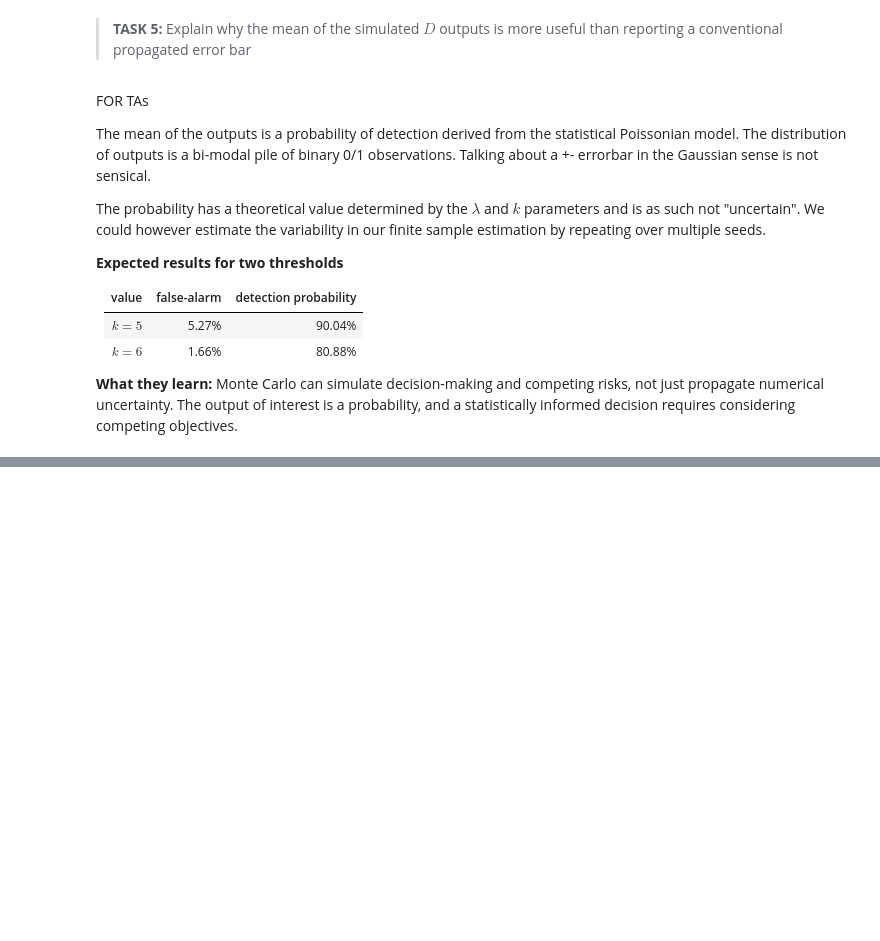
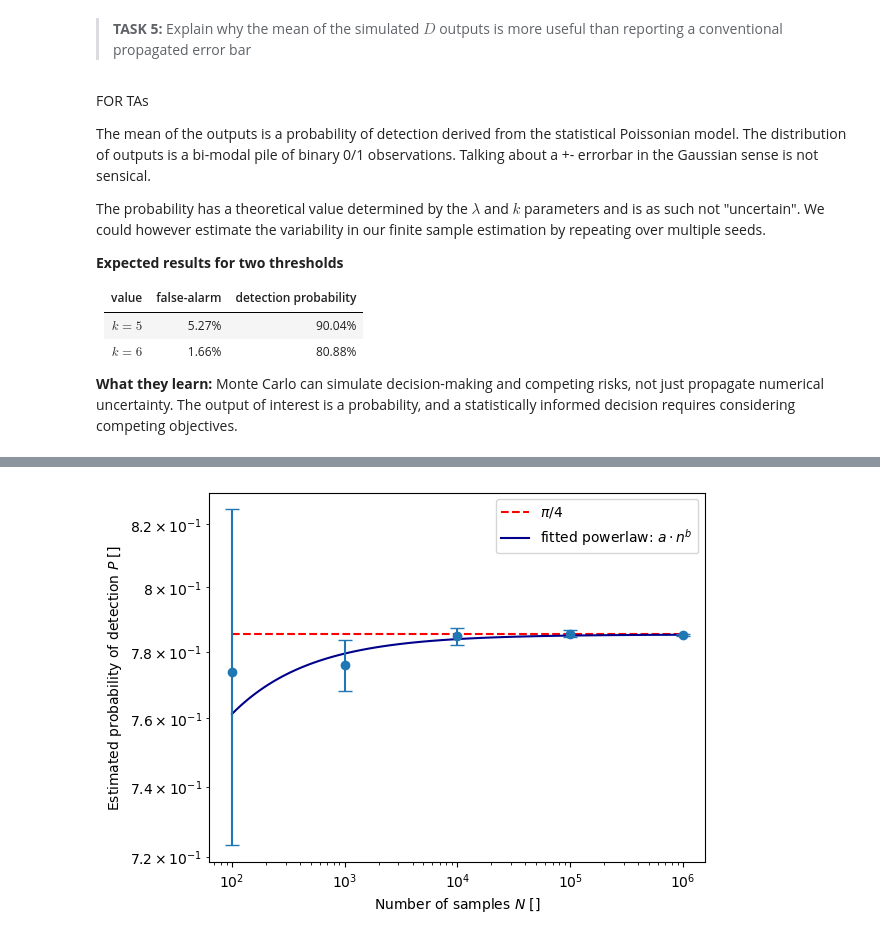
Before and after one commit to andreas-stillits/error-propagation, a Jupyter notebook: exercises.ipynb, the cells around one changed output, grey strips where cells are left out. Saved outputs shown, nothing was run; the diff lists cells and outputs as text; code cells hidden in the pictures; blank space fills up the shorter version.

```diff
--- a/exercises.ipynb
+++ b/exercises.ipynb
@@ -164,0 +262,20 @@ The probability has a theoretical value determined by the $\lambda$ and $k$ para
+# %%
+# your solution ...
+
+# FOR TAs
+rng = np.random.default_rng(42)
+
+def inside(x: float, y: float, r: float) -> int:
+    return int(x**2 + y**2 <= r**2)
+
+inputs = [
+    ("uniform", -1.0, 1.0), # x
+    ("uniform", -1.0, 1.0), # y
+    ("constant", 1.0)       # r
+]
+
+results = propagate(rng, inside, inputs, n_samples=1_000)
+print(f"The estimated probability of a dart landing inside the circle is {np.mean(results):.2f}")
+
+# I had to add a uniform distribution function to .sources.py and a new `elif`` statement
+# in .propagation.py to handle callig the uniform distribution.
@@ -164,0 +286,73 @@ The probability has a theoretical value determined by the $\lambda$ and $k$ para
+# %%
+# your solution ...
+
+# FOR TAs
+import numpy as np
+import matplotlib.pyplot as plt
+from scipy.optimize import curve_fit
+
+def estimate_probability(base_seed: int, n_samples: int) -> tuple[float, float]:
+    """
+    Estimate the probability of detection for 5 different random seeds and a specified number of samples to draw.
+    Args:
+        base_seed (int): The base seed for the random number generator. The 5 seeds are derived by adding 0, 1, 2, ...
+        n_samples (int): The number of samples to draw for each seed.
+    Returns:
+        tuple[float, float]: The mean and standard deviation of the estimated probabilities across the 5 seeds.
+    """
+    probabilities = []
+    seeds = [base_seed + i for i in range(5)]
+
+    # propagate for each of the seeds
+    for seed in seeds:
+        rng = np.random.default_rng(seed)
+        inputs = [
+            ("uniform", -1.0, 1.0), # x
+            ("uniform", -1.0, 1.0), # y
+            ("constant", 1.0)       # r
+        ]
+        results = propagate(rng, inside, inputs, n_samples=n_samples)
+        probabilities.append(np.mean(results)) # compute the probability as the mean of the results
+    # compute the mu +- sigma summary statistics and return as floats
+    mu, std = np.mean(probabilities), np.std(probabilities)
+    return float(mu), float(std)
+
+# define what n_samples to use and the base seeds.
+n_samples_list = np.array([100, 1_000, 10_000, 100_000, 1_000_000])
+base_seeds = [13, 42, 69, 101, 117] # We use different ones to avoid getting the same random numbers across realizations - all should be independent.
+means, stds = [], []
+
+# estimate the probabilities for each n_samples and base_seed combination
+for n_samples, base_seed in zip(n_samples_list, base_seeds):
+    mu, std = estimate_probability(base_seed, n_samples)
+    means.append(mu)
+    stds.append(std)
+means, std = np.array(means), np.array(stds) # convert to numpy arrays for convenience
+
+# fitting: a powerlaw to fit the absolute error between P(N) and the theoretical pi/4
+def fit(n: np.ndarray, a: float, b: float) -> np.ndarray:
+    return a * n**b
+
+# fit parameters and make a smooth curve for plotting
+par, cov = curve_fit(fit, n_samples_list, means - np.pi/4, sigma=stds, absolute_sigma=True)
+nn = np.logspace(2, 6, 100)
+pp = np.pi/4 + fit(nn, *par)
+
+
+# theoretical value as the ratio of circle to square area, which is pi/4
+plt.hlines(np.pi/4, n_samples_list[0], n_samples_list[-1], color='r', linestyles='dashed', label=r'$\pi/4$')
+
+# plotting
+plt.plot(nn, pp, label=r"fitted powerlaw: $a\cdot n^b$", color="darkblue")
+plt.errorbar(n_samples_list, means, yerr=stds, fmt='o', capsize=5)
+plt.xlabel(r"Number of samples $N$ []")
+plt.ylabel(r"Estimated probability of detection $P$ []")
+plt.xscale('log')
+plt.yscale("log")
+plt.legend()
+plt.show()
+
+print(f"Fitted parameters: a = {par[0]:.3f}, b = {par[1]:.3f}")
+print("The best fit exponent is close to 1/sqrt(N), which is expected at the convergence of the standard error of the mean for independent samples.")
+# %% [output]
+[figure, added]
```
Also changed, not shown: parts of 16 cells of this notebook, 4 other files.
